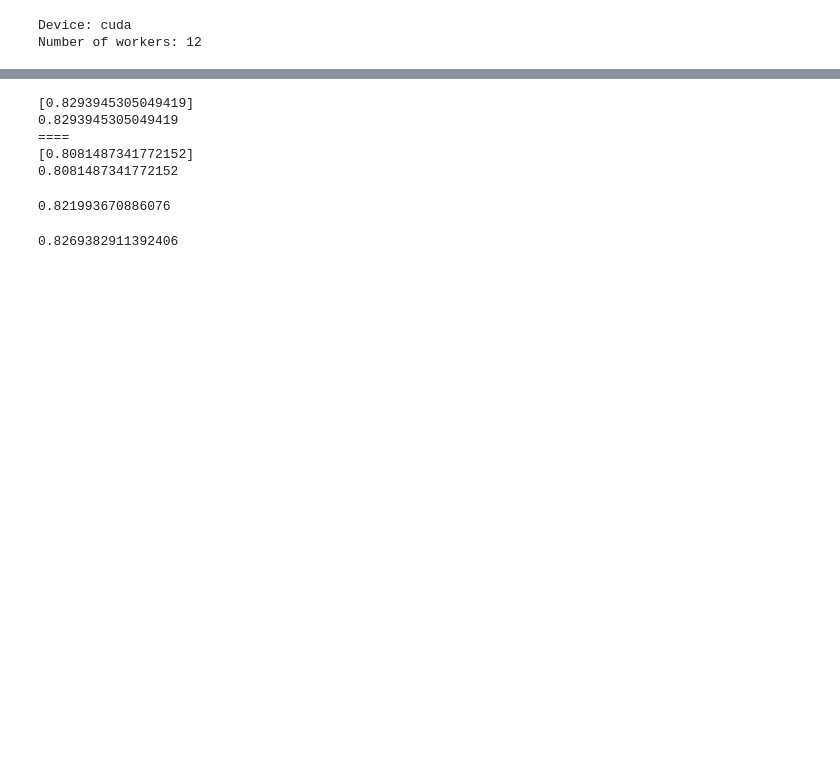
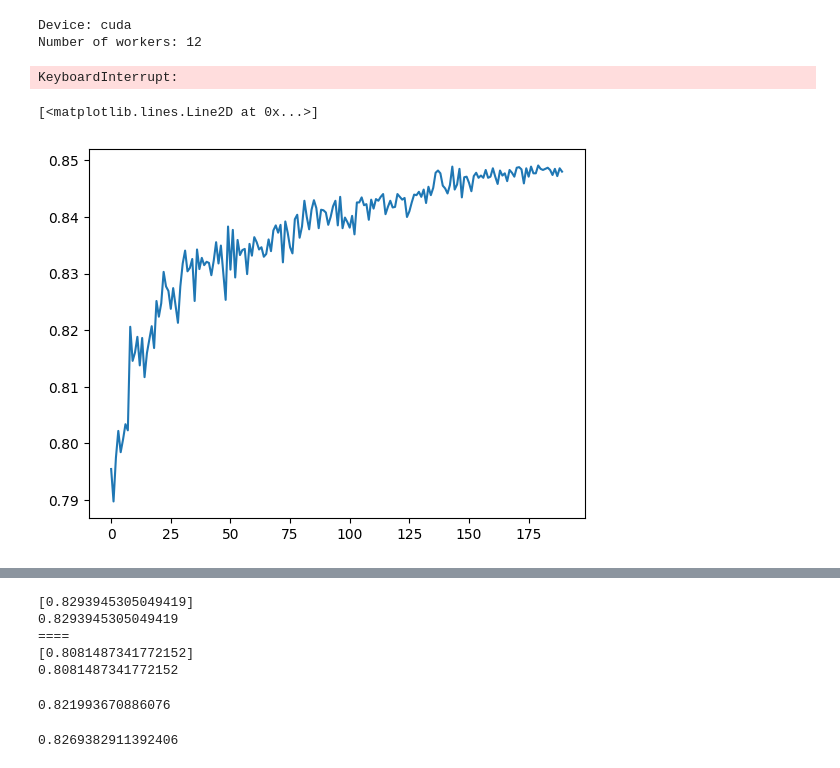
Before and after one commit to astopchatyy/GenAlgoTest, a Jupyter notebook: test.ipynb, the cells around one changed output, grey strips where cells are left out. Cells and saved outputs as stored; diff of their text form; code cells hidden in the pictures; blank space fills up the shorter version.

```diff
--- a/test.ipynb
+++ b/test.ipynb
@@ -209,8 +193,15 @@ test_loader = torch.utils.data.DataLoader(testset, batch_size=128,
 # trainer = ShuffleTrainer(pop_size, ShuffleResNet, optim.Adam, nn.CrossEntropyLoss(), Accuracy(), [ShuffleResBlock], optimizer_params={"lr": 0.005}, model_params={"num_blocks": [1,1,1,1,1,1]})
 # history = []
 # %%
-pop_size = 10
-trainer = GeneticTrainer(pop_size, 0, SimpleCNN, optim.AdamW, nn.CrossEntropyLoss(), Accuracy(), scheduler_class=optim.lr_scheduler.CosineAnnealingLR, optimizer_params={"lr": 0.01}, scheduler_params={"T_max": 40})
+pop_size = 1
+trainer = GeneticTrainer(pop_size, 0, SimpleCNN, optim.AdamW, nn.CrossEntropyLoss(), Accuracy(), scheduler_class=optim.lr_scheduler.CosineAnnealingLR, optimizer_params={"lr": 0.001}, scheduler_params={"T_max": 200})
 history = []
 # %%
-history.append(trainer.train(1, train_loader, test_loader, val_loader, epoches_per_cycle=40, last_cycle_evolution=False, verbose=1))
+history.append(trainer.train(1, train_loader, test_loader, val_loader, epoches_per_cycle=200, last_cycle_evolution=False, verbose=1))
+# %% [output]
+KeyboardInterrupt:
+# %%
+plt.plot(history[0]["test_metric"][0][0][10:])
+# %% [output]
+[<matplotlib.lines.Line2D at 0x...>]
+[figure, added]
```
Also changed, not shown: parts of 16 cells of this notebook.
